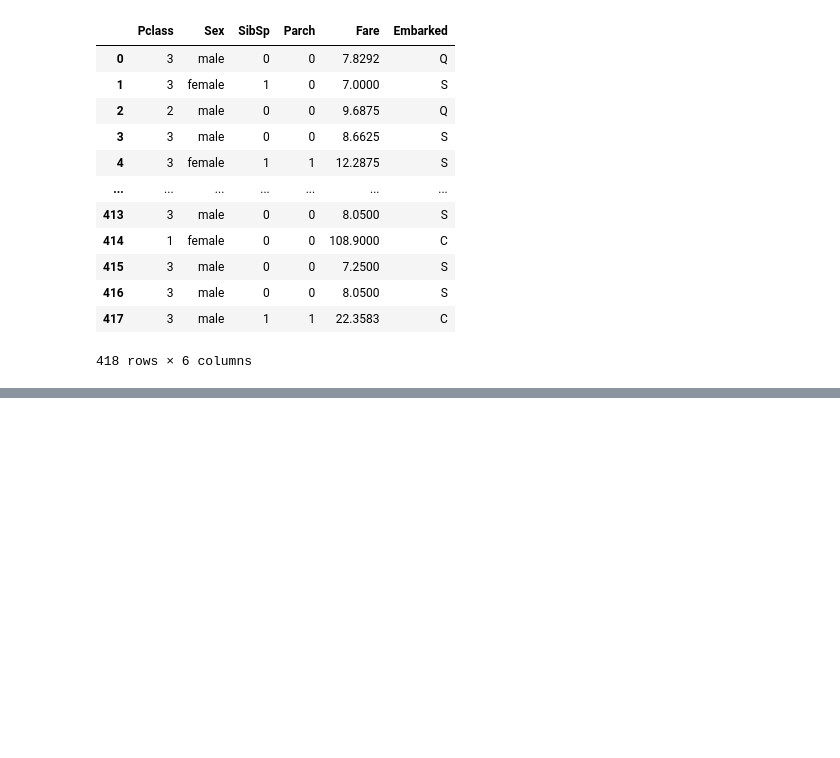
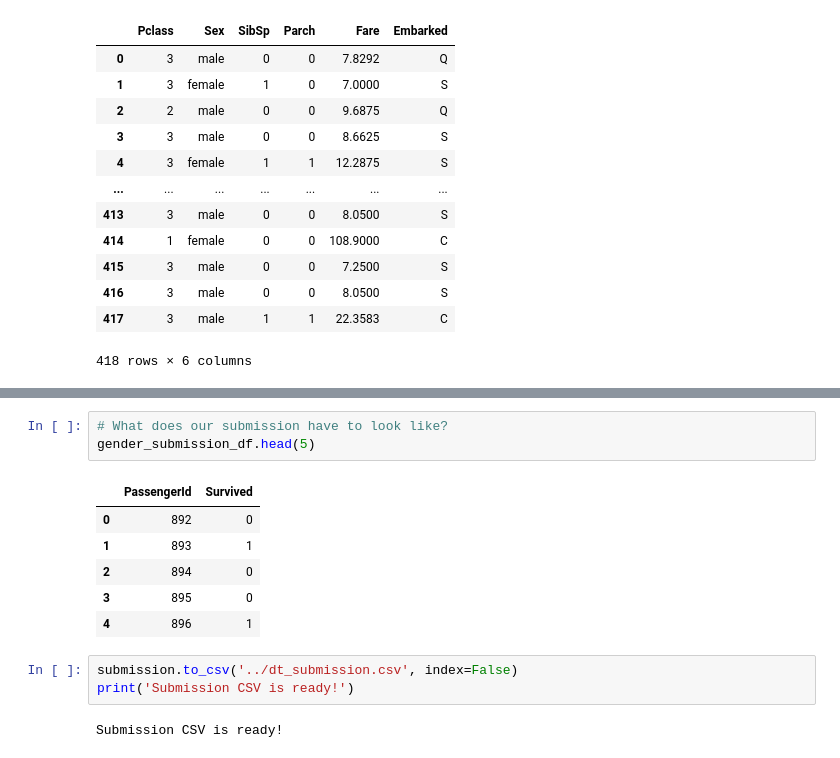
Before and after one commit to MOHAMMED-NASSER22/Titanic---Machine-Learning-from-Disaster-Kaggle, a Jupyter notebook: titanic.ipynb, the cells around one changed output, grey strips where cells are left out. Drawn from its saved outputs; the diff is of its cells as text; blank space fills up the shorter version.

```diff
--- a/titanic.ipynb
+++ b/titanic.ipynb
@@ -710,0 +801,15 @@ test_df2
+# %%
+# What does our submission have to look like?
+gender_submission_df.head(5)
+# %% [output]
+|  | PassengerId | Survived |
+| 0 | 892 | 0 |
+| 1 | 893 | 1 |
+| 2 | 894 | 0 |
+| 3 | 895 | 0 |
+| 4 | 896 | 1 |
+# %%
+submission.to_csv('../dt_submission.csv', index=False)
+print('Submission CSV is ready!')
+# %% [output]
+Submission CSV is ready!
```
Also changed, not shown: parts of 25 cells of this notebook.
